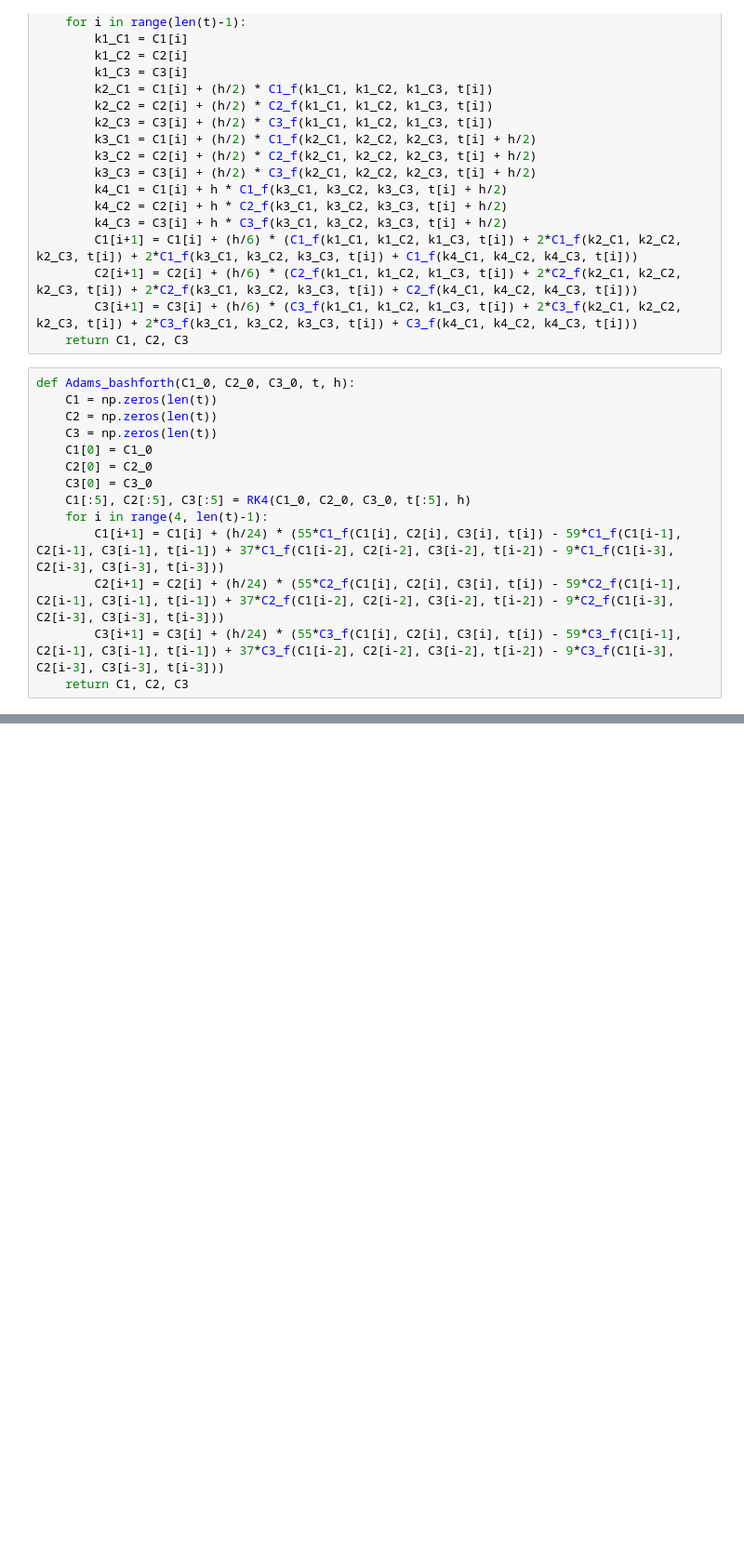
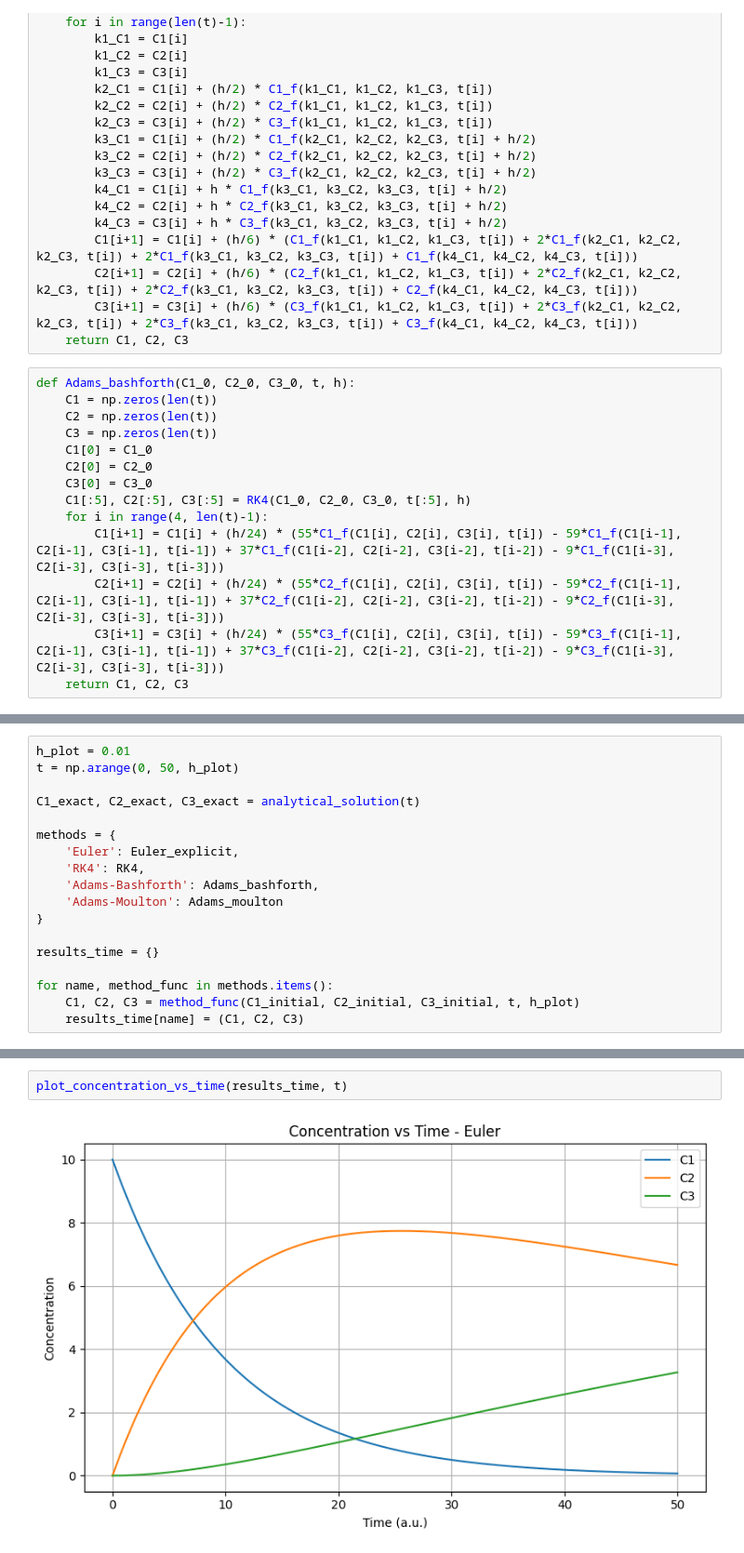
Before and after one commit to Lucas-Henriquee/Numerical_Analysis, a Jupyter notebook: Project1_ODE_Solver/ode_solver.ipynb, the cells around one changed output, grey strips where cells are left out. Shown at 93% size. Saved outputs shown, nothing was run; the diff lists cells and outputs as text; blank space fills up the shorter version.

```diff
--- a/Project1_ODE_Solver/ode_solver.ipynb
+++ b/Project1_ODE_Solver/ode_solver.ipynb
@@ -176,0 +285,18 @@ plt.show()
+# %%
+h_plot = 0.01
+t = np.arange(0, 50, h_plot)
+
+C1_exact, C2_exact, C3_exact = analytical_solution(t)
+
+methods = {
+    'Euler': Euler_explicit,
+    'RK4': RK4,
+    'Adams-Bashforth': Adams_bashforth,
+    'Adams-Moulton': Adams_moulton
+}
+
+results_time = {}
+
+for name, method_func in methods.items():
+    C1, C2, C3 = method_func(C1_initial, C2_initial, C3_initial, t, h_plot)
+    results_time[name] = (C1, C2, C3)
@@ -176,0 +378,4 @@ plt.show()
+# %%
+plot_concentration_vs_time(results_time, t)
+# %% [output]
+[figure, added]
```
Also changed, not shown: parts of 16 cells of this notebook.
